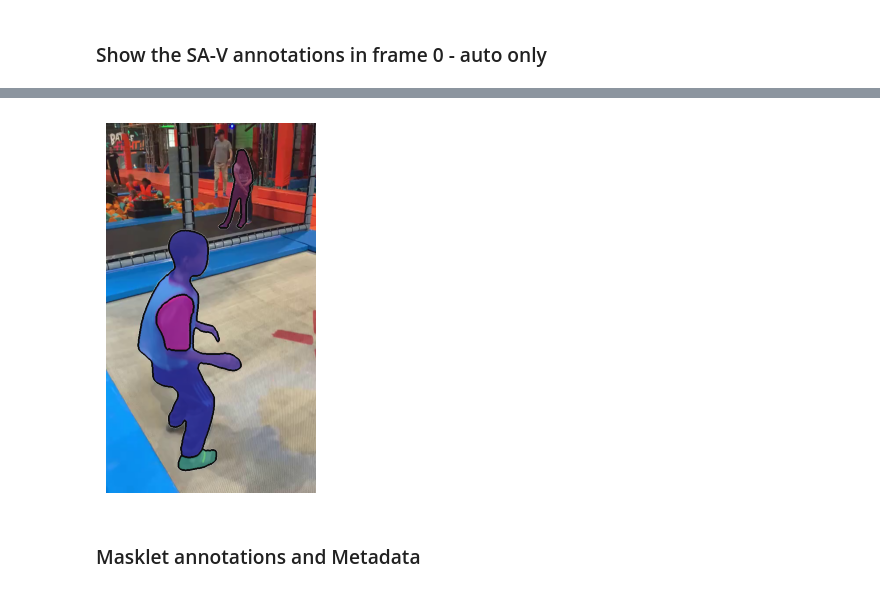
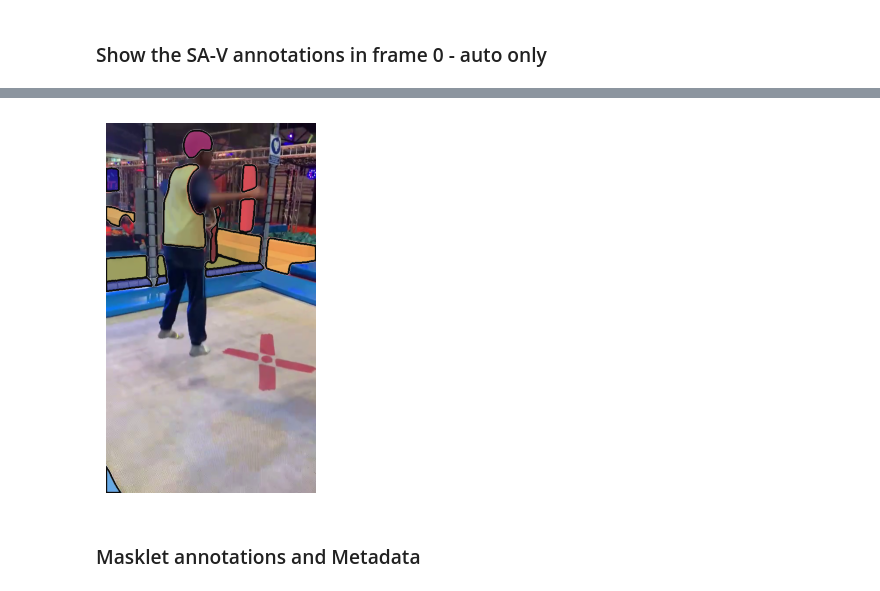
Before and after one commit to bzwangucsd/bzwangucsd_ece228, a Jupyter notebook: sav_visualization_example.ipynb, the cells around one changed output, grey strips where cells are left out. Cells and saved outputs as stored; diff of their text form; code cells hidden in the pictures.

```diff
--- a/sav_visualization_example.ipynb
+++ b/sav_visualization_example.ipynb
@@ -59,11 +105,11 @@ sav_dataset.visualize_annotation(
 # %%
 sav_dataset.visualize_annotation(
-    frames, manual_annot, auto_annot,
-    annotated_frame_id=0,
+    frames, auto_annot, manual_annot,
+    annotated_frame_id=50,
     show_manual=False,
 )
 # %% [output]
-[figure, old version]
+[figure, new version]
 # %% [markdown]
 ### Masklet annotations and Metadata
 # %% [markdown]
```
Also changed, not shown: parts of 7 cells of this notebook, 8 other files.
